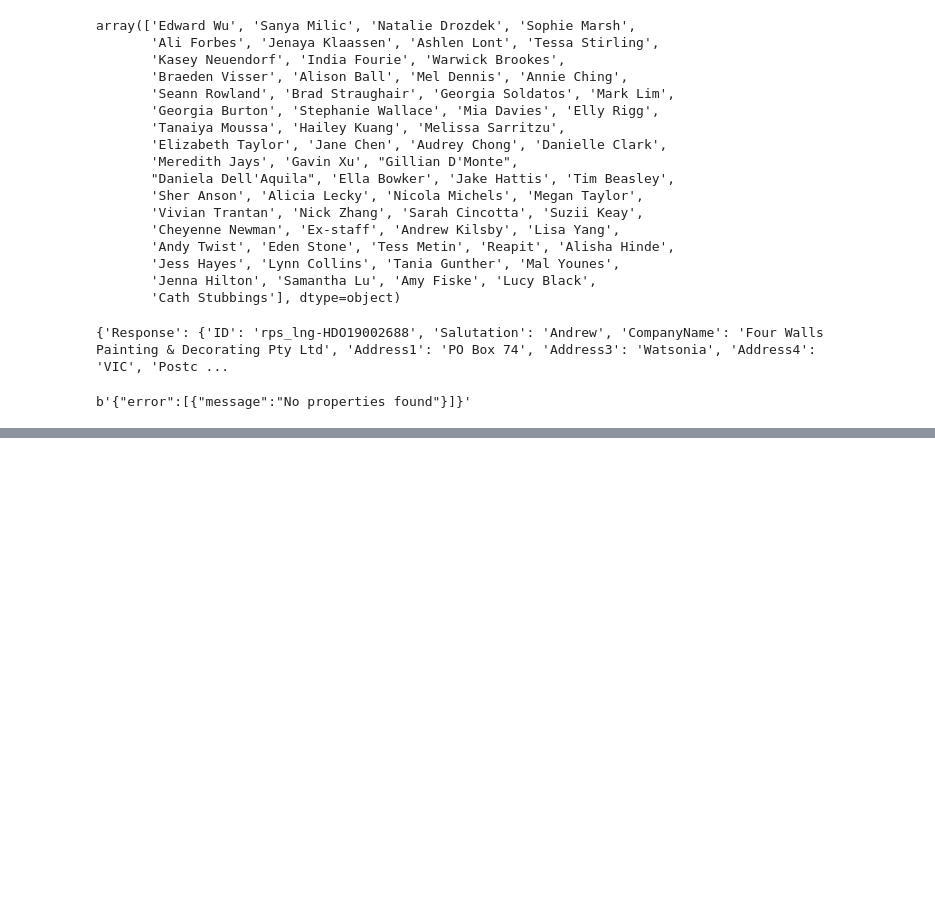
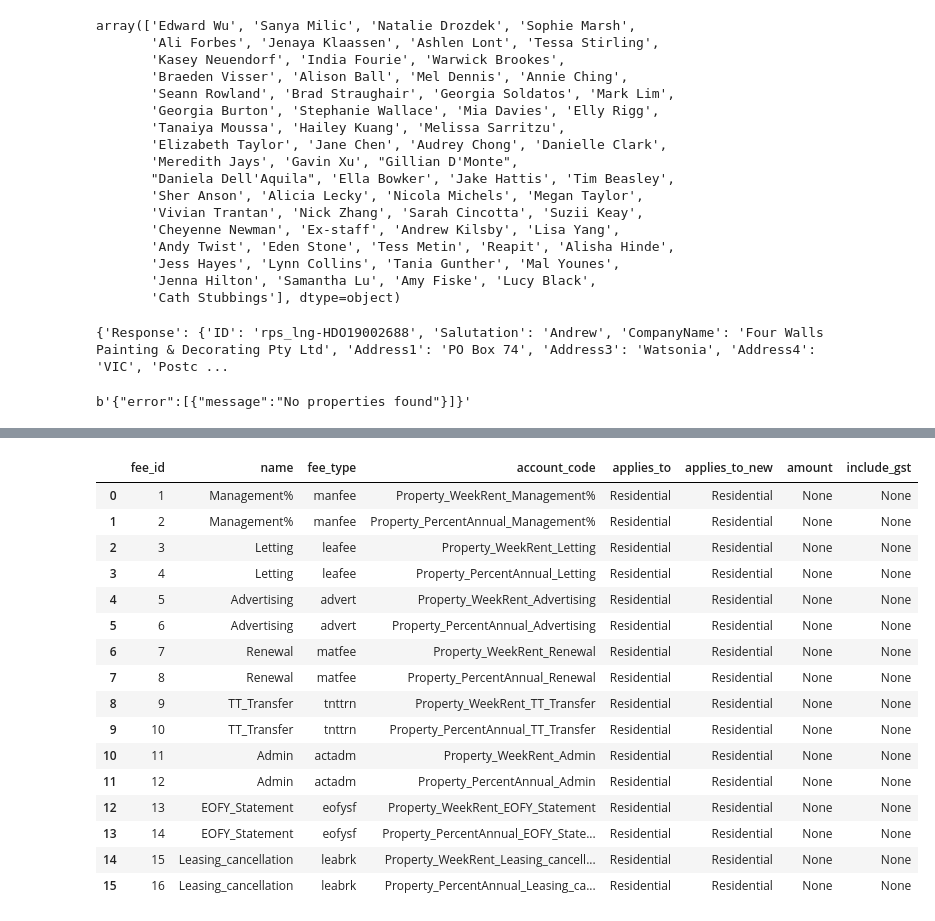
Before and after one commit to sahils4299/LongView-Data-Migration, a Jupyter notebook: PropertyTree_migration_Portfolio_testing.ipynb, the cells around one changed output, grey strips where cells are left out. Saved outputs shown, nothing was run; the diff lists cells and outputs as text; code cells hidden in the pictures; blank space fills up the shorter version.

```diff
--- a/PropertyTree_migration_Portfolio_testing.ipynb
+++ b/PropertyTree_migration_Portfolio_testing.ipynb
@@ -1653,7 +1669,7 @@ NameError: name 'df_tenancies' is not defined
 # Reading the transactions for Kasey port folio from 1 July ,2021 to 31 July, 2023 sections
 # %%
 import pandas as pd
-kasey_transaction = pd.read_excel("Data Before/Transactions_Kasey.xlsx")
+kasey_transaction = pd.read_excel("Data Before/Transactions_Kasey_upd.xlsx")
 # %%
 kasey_transaction['Ledger'].unique()
 # %% [output]
@@ -1745,0 +1790,8 @@ b'{"error":[{"message":"No properties found"}]}'
+# %%
+fees_list =['Management%', 'Letting', 'Advertising',
+       'Renewal', 'TT_Transfer', 'Admin', 'EOFY_Statement',
+       'Leasing_cancellation']
+fees_list_with_frequency  = []
+for fees in fees_list:
+    fees_list_with_frequency.append('Property_' + 'WeekRent_' + fees)
+    fees_list_with_frequency.append('Property_' + 'PercentAnnual_' + fees)
@@ -1745,0 +1817,11 @@ b'{"error":[{"message":"No properties found"}]}'
+# %%
+fee_mapping = {
+    'Management Fee': ['Property_WeekRent_Management%', 'Property_PercentAnnual_Management%'],
+    'Leasing Fee': ['Property_WeekRent_Letting', 'Property_PercentAnnual_Letting'],
+    'Advertising Fee': ['Property_WeekRent_Advertising', 'Property_PercentAnnual_Advertising'],
+    'Management Renewal Fee': ['Property_WeekRent_Renewal', 'Property_PercentAnnual_Renewal'],
+    'Tenant Transfer Fee': ['Property_WeekRent_TT_Transfer', 'Property_PercentAnnual_TT_Transfer'],
+    'Accounts Admin Fee': ['Property_WeekRent_Admin', 'Property_PercentAnnual_Admin'],
+    'EOFY Statement Fee': ['Property_WeekRent_EOFY_Statement', 'Property_PercentAnnual_EOFY_Statement'],
+    'Lease Break Fee': ['Property_WeekRent_Leasing_cancellation', 'Property_PercentAnnual_Leasing_cancellation']
+}
@@ -1745,0 +1873,23 @@ b'{"error":[{"message":"No properties found"}]}'
+# %%
+df['applies_to_new'] = 'Residential'
+df['applies_to'] = 'Residential'
+# %%
+df
+# %% [output]
+|  | fee_id | name | fee_type | account_code | applies_to | applies_to_new | amount | include_gst |
+| 0 | 1 | Management% | manfee | Property_WeekRent_Management% | Residential | Residential | None | None |
+| 1 | 2 | Management% | manfee | Property_PercentAnnual_Management% | Residential | Residential | None | None |
+| 2 | 3 | Letting | leafee | Property_WeekRent_Letting | Residential | Residential | None | None |
+| 3 | 4 | Letting | leafee | Property_PercentAnnual_Letting | Residential | Residential | None | None |
+| 4 | 5 | Advertising | advert | Property_WeekRent_Advertising | Residential | Residential | None | None |
+| 5 | 6 | Advertising | advert | Property_PercentAnnual_Advertising | Residential | Residential | None | None |
+| 6 | 7 | Renewal | matfee | Property_WeekRent_Renewal | Residential | Residential | None | None |
+| 7 | 8 | Renewal | matfee | Property_PercentAnnual_Renewal | Residential | Residential | None | None |
+| 8 | 9 | TT_Transfer | tnttrn | Property_WeekRent_TT_Transfer | Residential | Residential | None | None |
+| 9 | 10 | TT_Transfer | tnttrn | Property_PercentAnnual_TT_Transfer | Residential | Residential | None | None |
+| 10 | 11 | Admin | actadm | Property_WeekRent_Admin | Residential | Residential | None | None |
+| 11 | 12 | Admin | actadm | Property_PercentAnnual_Admin | Residential | Residential | None | None |
+| 12 | 13 | EOFY_Statement | eofysf | Property_WeekRent_EOFY_Statement | Residential | Residential | None | None |
+| 13 | 14 | EOFY_Statement | eofysf | Property_PercentAnnual_EOFY_State... | Residential | Residential | None | None |
+| 14 | 15 | Leasing_cancellation | leabrk | Property_WeekRent_Leasing_cancell... | Residential | Residential | None | None |
+| 15 | 16 | Leasing_cancellation | leabrk | Property_PercentAnnual_Leasing_ca... | Residential | Residential | None | None |
```
Also changed, not shown: parts of 17 cells of this notebook.
